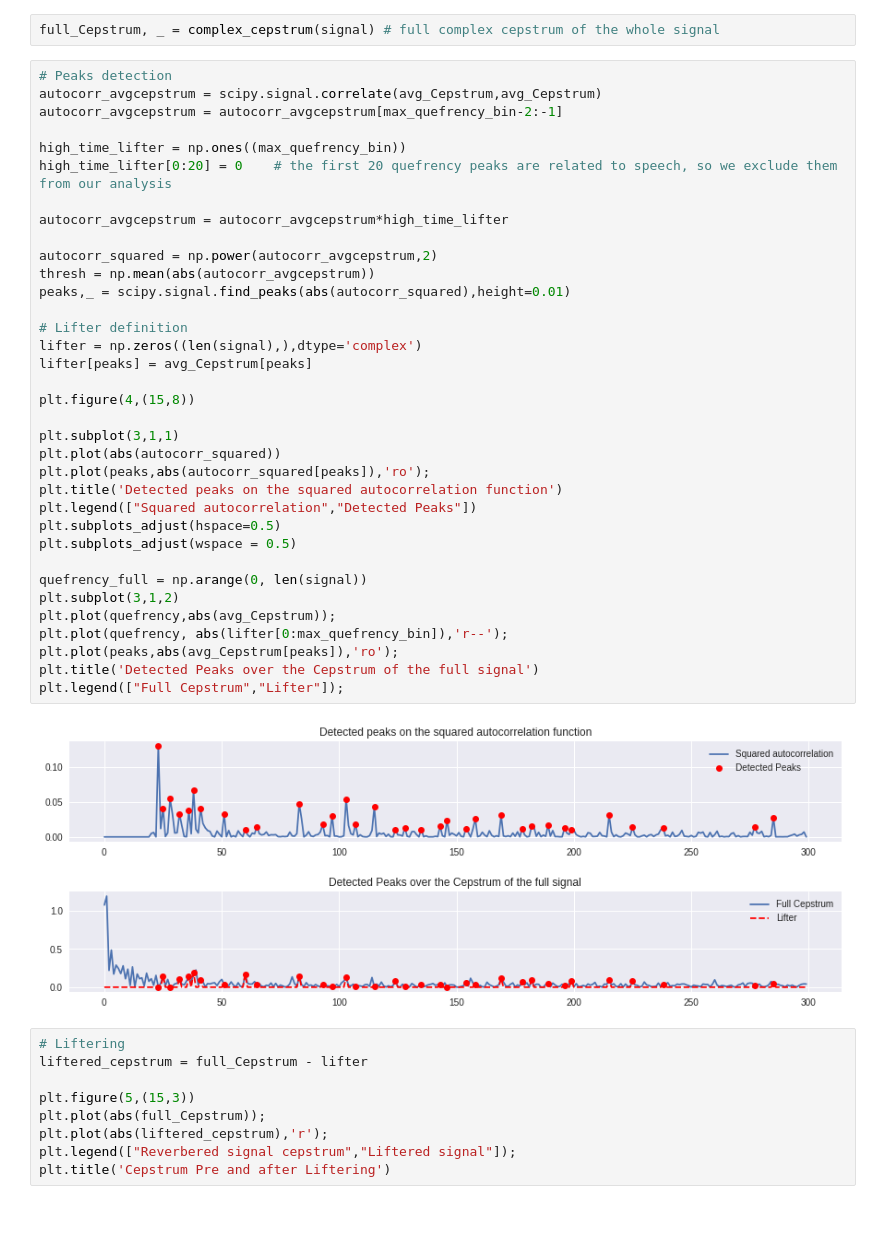
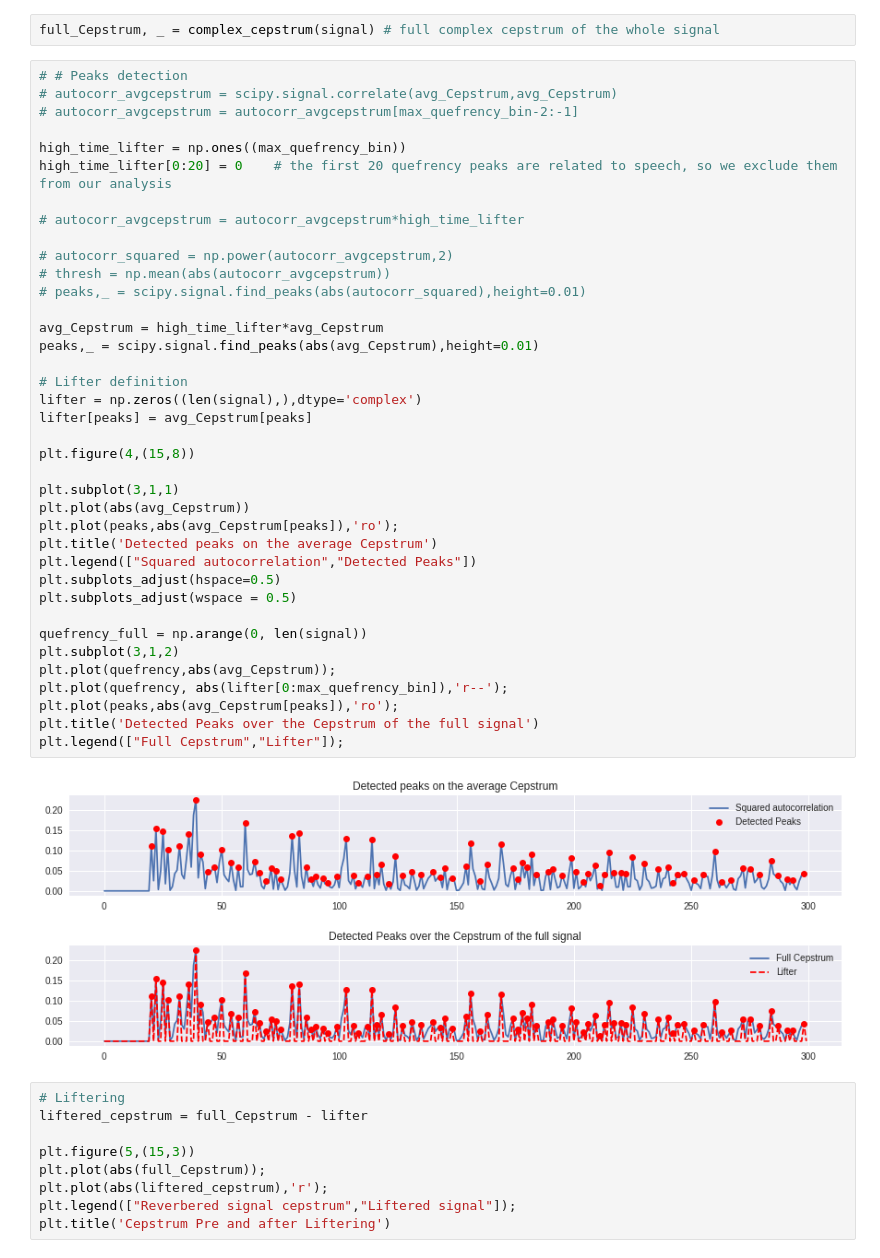
Before and after one commit to PaoloSani/SASP-Project, a Jupyter notebook: Speech_dereverberation_using_Cepstrum_alanysis.ipynb, the cells around one changed output. Drawn from its saved outputs; the diff is of its cells as text; blank space fills up the shorter version.

Commit message:
Final (fixed autocorrelation)

```diff
--- a/Speech_dereverberation_using_Cepstrum_alanysis.ipynb
+++ b/Speech_dereverberation_using_Cepstrum_alanysis.ipynb
@@ -373,42 +373,45 @@ plt.xticks(np.arange(0, max_quefrency_bin, 5));
 # %%
 full_Cepstrum, _ = complex_cepstrum(signal) # full complex cepstrum of the whole signal
 # %%
-# Peaks detection
-autocorr_avgcepstrum = scipy.signal.correlate(avg_Cepstrum,avg_Cepstrum)
-autocorr_avgcepstrum = autocorr_avgcepstrum[max_quefrency_bin-2:-1]
+# # Peaks detection
+# autocorr_avgcepstrum = scipy.signal.correlate(avg_Cepstrum,avg_Cepstrum)
+# autocorr_avgcepstrum = autocorr_avgcepstrum[max_quefrency_bin-2:-1]
 
 high_time_lifter = np.ones((max_quefrency_bin))
 high_time_lifter[0:20] = 0    # the first 20 quefrency peaks are related to speech, so we exclude them from our analysis
 
-autocorr_avgcepstrum = autocorr_avgcepstrum*high_time_lifter
+# autocorr_avgcepstrum = autocorr_avgcepstrum*high_time_lifter
 
-autocorr_squared = np.power(autocorr_avgcepstrum,2)
-thresh = np.mean(abs(autocorr_avgcepstrum))
-peaks,_ = scipy.signal.find_peaks(abs(autocorr_squared),height=0.01)
+# autocorr_squared = np.power(autocorr_avgcepstrum,2)
+# thresh = np.mean(abs(autocorr_avgcepstrum))
+# peaks,_ = scipy.signal.find_peaks(abs(autocorr_squared),height=0.01)
+
+avg_Cepstrum = high_time_lifter*avg_Cepstrum
+peaks,_ = scipy.signal.find_peaks(abs(avg_Cepstrum),height=0.01)
 
 # Lifter definition
 lifter = np.zeros((len(signal),),dtype='complex')
 lifter[peaks] = avg_Cepstrum[peaks]
 
 plt.figure(4,(15,8))
 
 plt.subplot(3,1,1)
-plt.plot(abs(autocorr_squared))
-plt.plot(peaks,abs(autocorr_squared[peaks]),'ro');
-plt.title('Detected peaks on the squared autocorrelation function')
+plt.plot(abs(avg_Cepstrum))
+plt.plot(peaks,abs(avg_Cepstrum[peaks]),'ro');
+plt.title('Detected peaks on the average Cepstrum')
 plt.legend(["Squared autocorrelation","Detected Peaks"])
 plt.subplots_adjust(hspace=0.5)
 plt.subplots_adjust(wspace = 0.5)
 
 quefrency_full = np.arange(0, len(signal))
 plt.subplot(3,1,2)
 plt.plot(quefrency,abs(avg_Cepstrum));
 plt.plot(quefrency, abs(lifter[0:max_quefrency_bin]),'r--');
 plt.plot(peaks,abs(avg_Cepstrum[peaks]),'ro');
 plt.title('Detected Peaks over the Cepstrum of the full signal')
 plt.legend(["Full Cepstrum","Lifter"]);
 # %% [output]
-[figure, old version]
+[figure, new version]
 # %%
 # Liftering
 liftered_cepstrum = full_Cepstrum - lifter
```
Also changed, not shown: parts of 3 cells of this notebook.
